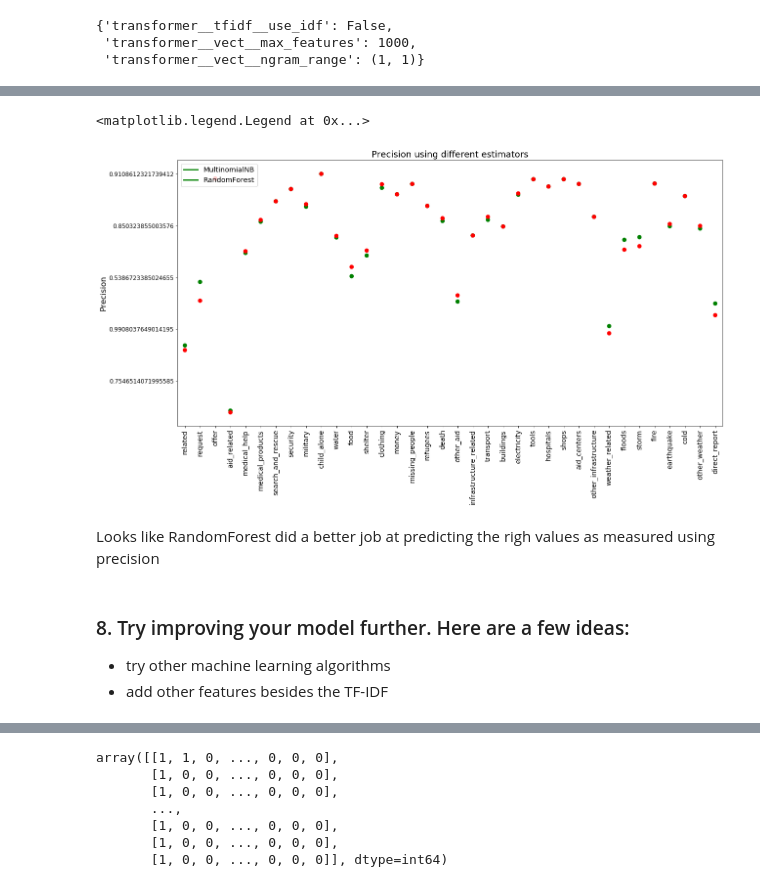
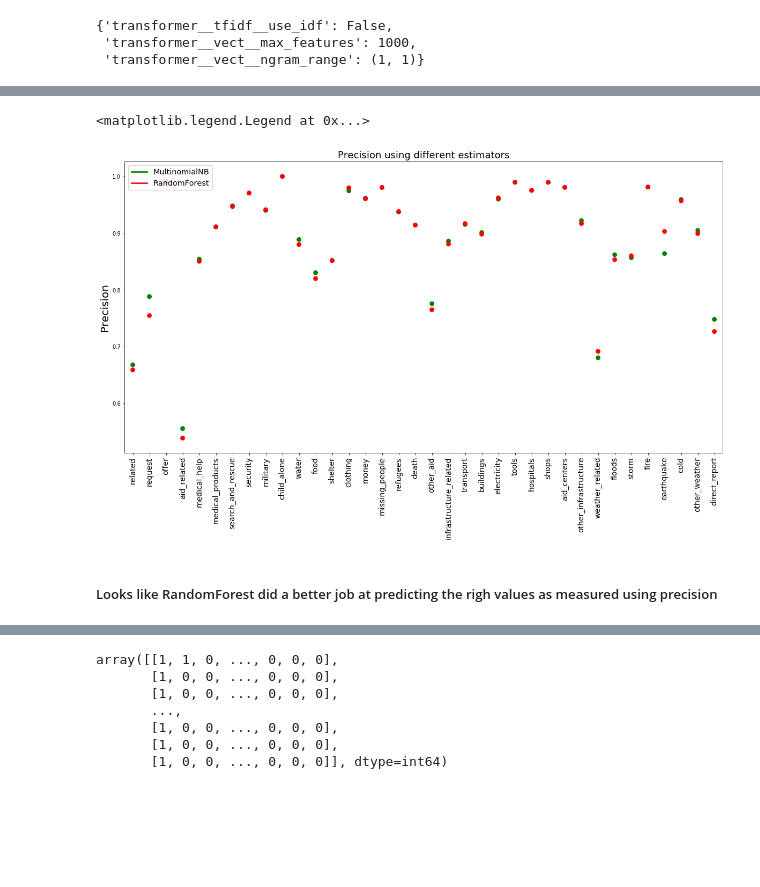
Before and after one commit to cjayidoko/DisasterResponsePipeline, a Jupyter notebook: ML Pipeline Preparation.ipynb, the cells around one changed output, grey strips where cells are left out. Saved outputs shown, nothing was run; the diff lists cells and outputs as text; code cells hidden in the pictures; blank space fills up the shorter version.

```diff
--- a/ML Pipeline Preparation.ipynb
+++ b/ML Pipeline Preparation.ipynb
@@ -461,4 +465,8 @@ y_predBest2
 {'transformer__tfidf__use_idf': False,
  'transformer__vect__max_features': 1000,
  'transformer__vect__ngram_range': (1, 1)}
+# %%
+RandomForestList = [0.659055,0.754651,0.990804,0.538672,0.850324,0.910861,0.946939,0.970646,0.941288,1,0.879916,0.819961,0.851678,0.979925,0.960453,0.980509,0.938012,0.914166,0.764938,0.880710,0.916878,0.898197,0.962130,0.989660,0.975573,0.989660,0.980511,0.916845,0.691645,0.853339,0.860106,0.981275,0.902980,0.957072,0.899306,0.726601]
+# %%
+comp_score1 = pd.DataFrame({'RandomForest': RandomForestList})
 # %%
@@ -466,2 +484,4 @@ score_df2 = scores(Y_test, y_pred2, labels = column_list)
+# %%
+comp_score1['MultiNomial Naive Bayes'] = score_df2['Precision']
 # %%
 score_df2.reset_index('Variable', inplace = True)
@@ -470,2 +488,2 @@ comp_score = pd.DataFrame({})
 # %%
-comp_score['Category'] = score_df2['Variable']
+comp_score1['Category'] = score_df2['Variable']
@@ -504,18 +499,21 @@ comp_score
 # %%
-fig, ax = plt.subplots(figsize=(20,10))
-ax1 = sns.pointplot(x="Category", y="MultiNomial Naive Bayes",  data=comp_score, color = 'green', join=False)
-#ax.legend(['MultinomialNB'], loc='upper left', fontsize='x-large')
-ax2 = sns.pointplot(x="Category", y="RandomForest",  data=comp_score, color = 'red', join=False, ax = ax1)
+fig, ax1 = plt.subplots(figsize=(20,10))
+ax1 = sns.pointplot(x="Category", y="MultiNomial Naive Bayes",  data=comp_score1, color = 'green', join=False)
+#ax1.legend(['MultinomialNB'], loc='upper left', fontsize='x-large')
+ax1 = sns.pointplot(x="Category", y="RandomForest",  data=comp_score1, color = 'red', join=False, ax = ax1)
+#ax1.legend(['RandomForest'], loc='upper left', fontsize='x-large')
 #ax = sns.pointplot(x="id", y="mean",  data=df, join=False)
-ax2.set_xticklabels(labels = comp_score['Category'], rotation=90, fontsize = 14)
-ax2.set_yticklabels(fontsize = 12, labels = comp_score['RandomForest'])
-ax2.set_ylabel('Precision', fontsize = 16)
-ax2.set_xlabel('', fontsize = 16)
-ax2.set_title('Precision using different estimators', fontsize = 18)
-ax2.legend(['MultinomialNB', 'RandomForest'], loc='upper left', fontsize='x-large')
+#ax2.ylim(0, 20)
+ax1.set_xticklabels(labels = comp_score1['Category'], rotation=90, fontsize = 14)
+#ax1.set_yticklabels(fontsize = 12, labels = y)
+ax1.set_ylabel('Precision', fontsize = 20)
+ax1.set_xlabel('', fontsize = 16)
+ax1.set_title('Precision using different estimators', fontsize = 18)
+#ax1.legend(['MultinomialNB', 'RandomForest'], loc='upper left', fontsize='x-large')
+ax1.legend(handles=ax1.lines[::len(comp_score1)+1], labels=["MultinomialNB","RandomForest"], loc='upper left', fontsize='x-large')
 #ax.show()
 # %% [output]
 <matplotlib.legend.Legend at 0x...>
-[figure, old version]
+[figure, new version]
 # %% [markdown]
-Looks like RandomForest did a better job at predicting the righ values as measured using precision
+##### Looks like RandomForest did a better job at predicting the righ values as measured using precision
@@ -547,4 +519,0 @@ ax0.legend(['Brazil', 'Argentina'], loc='upper left', fontsize='x-large')
-# %% [markdown]
-### 8. Try improving your model further. Here are a few ideas:
-* try other machine learning algorithms
-* add other features besides the TF-IDF
```
Also changed, not shown: parts of 29 cells of this notebook.
